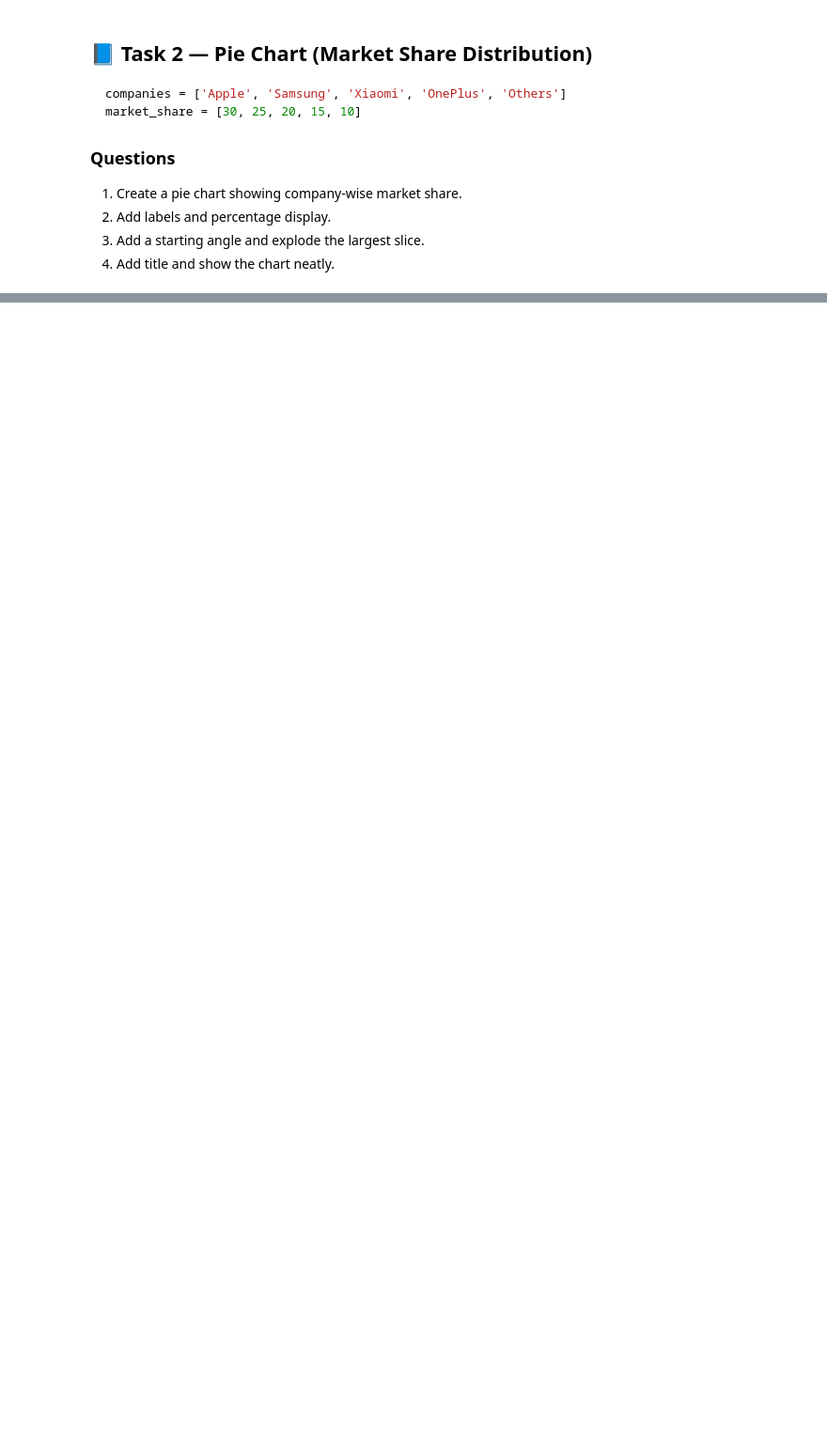
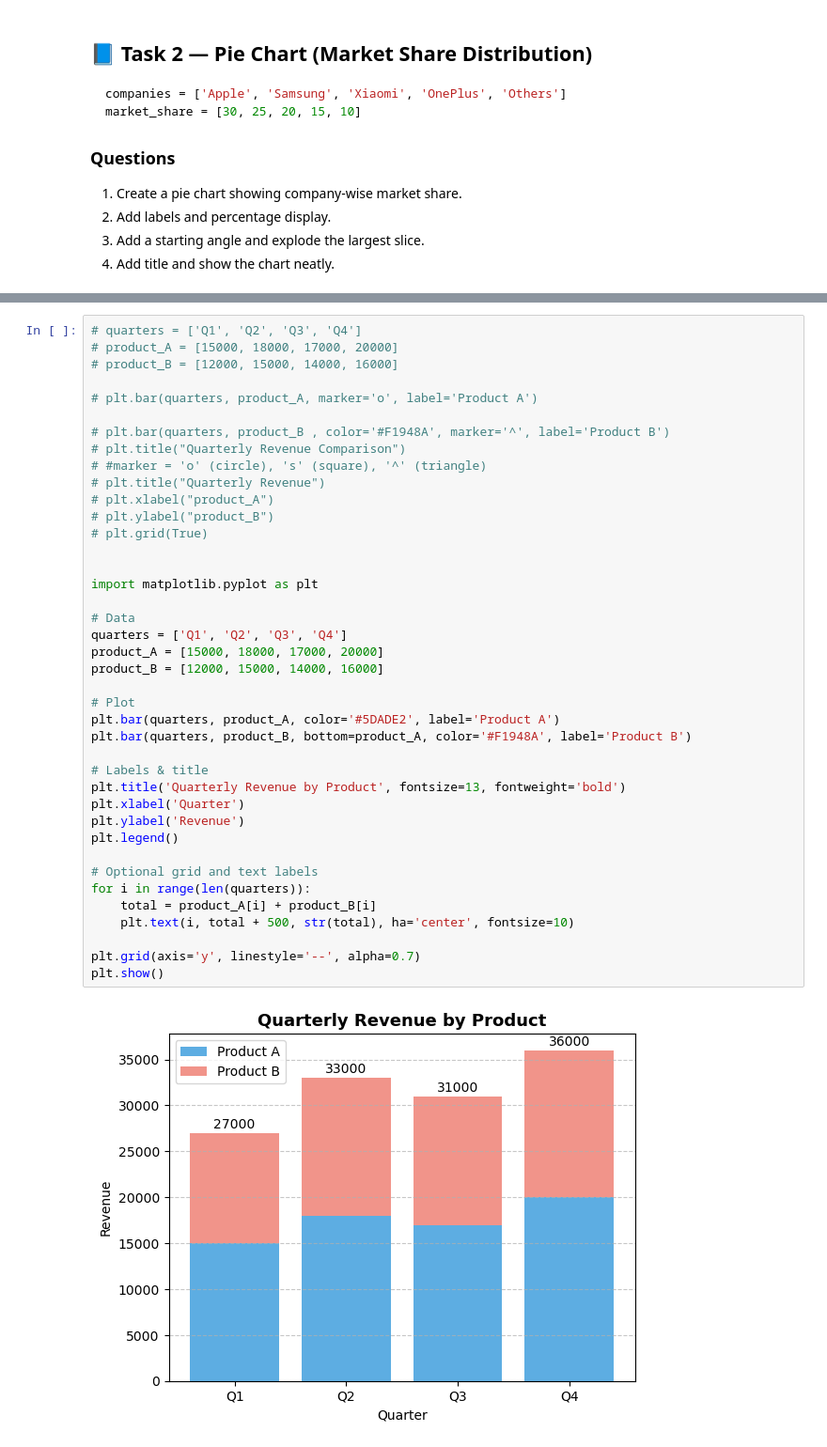
Before and after one commit to Bushra092/py-libs-lab, a Jupyter notebook: 03_ data Visualization/PracticeC.ipynb, the cells around one changed output, grey strips where cells are left out. Shown at 94% size. Drawn from its saved outputs; the diff is of its cells as text; blank space fills up the shorter version.

```diff
--- a/03_ data Visualization/PracticeC.ipynb
+++ b/03_ data Visualization/PracticeC.ipynb
@@ -335,0 +425,42 @@ market_share = [30, 25, 20, 15, 10]
+# %%
+# quarters = ['Q1', 'Q2', 'Q3', 'Q4']
+# product_A = [15000, 18000, 17000, 20000]
+# product_B = [12000, 15000, 14000, 16000]
+
+# plt.bar(quarters, product_A, marker='o', label='Product A')
+
+# plt.bar(quarters, product_B , color='#F1948A', marker='^', label='Product B')
+# plt.title("Quarterly Revenue Comparison")
+# #marker = 'o' (circle), 's' (square), '^' (triangle)
+# plt.title("Quarterly Revenue")
+# plt.xlabel("product_A")
+# plt.ylabel("product_B")
+# plt.grid(True)
+
+
+import matplotlib.pyplot as plt
+
+# Data
+quarters = ['Q1', 'Q2', 'Q3', 'Q4']
+product_A = [15000, 18000, 17000, 20000]
+product_B = [12000, 15000, 14000, 16000]
+
+# Plot
+plt.bar(quarters, product_A, color='#5DADE2', label='Product A')
+plt.bar(quarters, product_B, bottom=product_A, color='#F1948A', label='Product B')
+
+# Labels & title
+plt.title('Quarterly Revenue by Product', fontsize=13, fontweight='bold')
+plt.xlabel('Quarter')
+plt.ylabel('Revenue')
+plt.legend()
+
+# Optional grid and text labels
+for i in range(len(quarters)):
+    total = product_A[i] + product_B[i]
+    plt.text(i, total + 500, str(total), ha='center', fontsize=10)
+
+plt.grid(axis='y', linestyle='--', alpha=0.7)
+plt.show()
+# %% [output]
+[figure, added]
```
Also changed, not shown: parts of 8 cells of this notebook, 1 other file.
